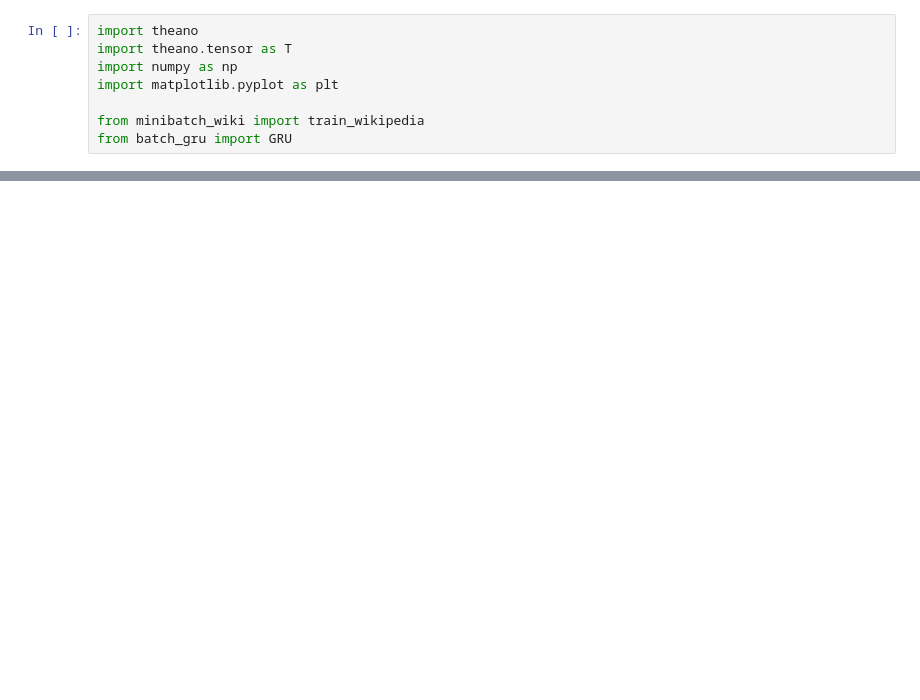
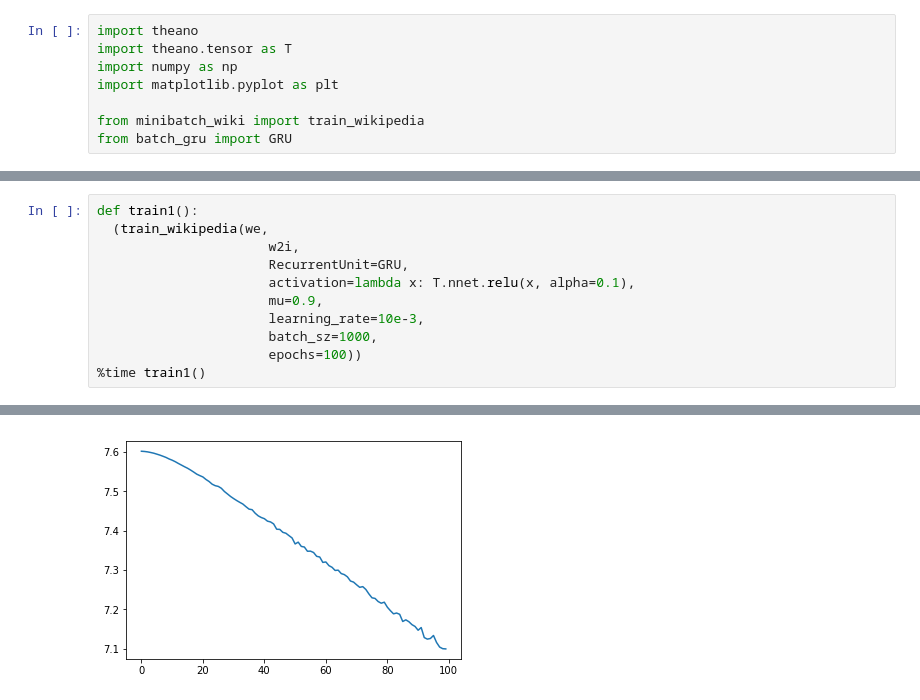
Before and after one commit to lambdaofgod/machine_learning_examples, a Jupyter notebook: rnn_class/Batch.ipynb, the cells around one changed output, grey strips where cells are left out. Drawn from its saved outputs; the diff is of its cells as text; blank space fills up the shorter version.

```diff
--- a/rnn_class/Batch.ipynb
+++ b/rnn_class/Batch.ipynb
@@ -33,0 +30,12 @@ Wall time: 10min 18s
+# %%
+def train1():
+  (train_wikipedia(we,
+                      w2i,
+                      RecurrentUnit=GRU,
+                      activation=lambda x: T.nnet.relu(x, alpha=0.1),
+                      mu=0.9,
+                      learning_rate=10e-3,
+                      batch_sz=1000,
+                      epochs=100))
+%time train1()
+# %% [output]
@@ -33,0 +55 @@ Wall time: 10min 18s
+[figure, added]
```
Also changed, not shown: parts of 3 cells of this notebook, 30 other files.
